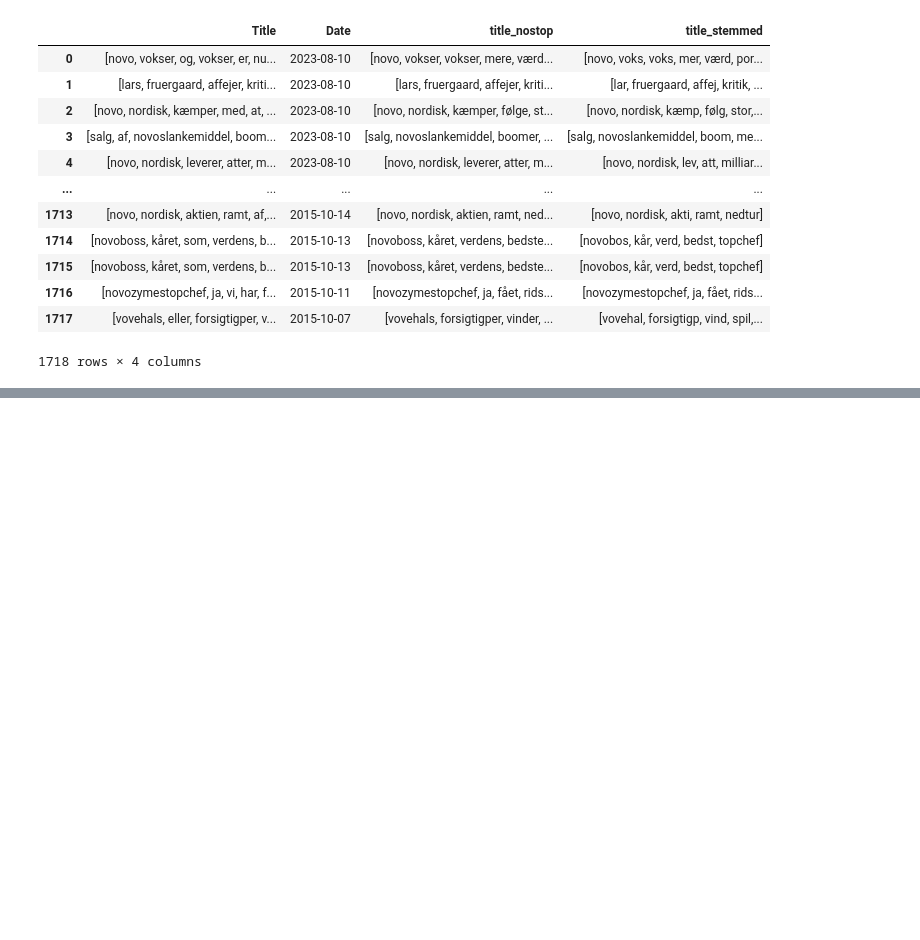
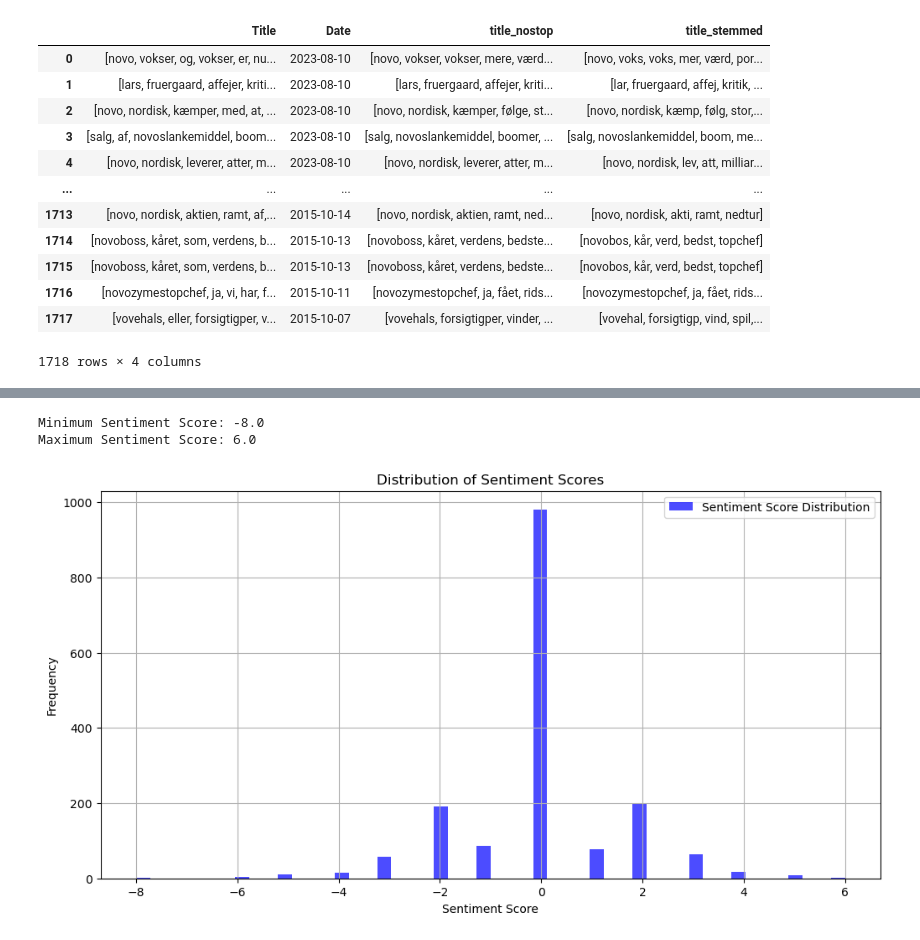
Before and after one commit to lealundjeppesen/kode_koner, a Jupyter notebook: PROJECT/Berlingske_scrape.ipynb, the cells around one changed output, grey strips where cells are left out. Drawn from its saved outputs; the diff is of its cells as text; code cells hidden in the pictures; blank space fills up the shorter version.

```diff
--- a/PROJECT/Berlingske_scrape.ipynb
+++ b/PROJECT/Berlingske_scrape.ipynb
@@ -276,3 +280,13 @@ df_filtered
 | 1716 | [novozymestopchef, ja, vi, har, f... | 2015-10-11 | [novozymestopchef, ja, fået, rids... | [novozymestopchef, ja, fået, rids... |
 | 1717 | [vovehals, eller, forsigtigper, v... | 2015-10-07 | [vovehals, forsigtigper, vinder, ... | [vovehal, forsigtigp, vind, spil,... |
 1718 rows × 4 columns
+# %%
+#We determne the sentiment using a predefined lexicon
+# Initialize the Afinn object for Danish
+afn = Afinn(language='da', emoticons=True)
+
+# Convert the list of words in 'title_stemmed' to a single string and then apply the AFINN sentiment scoring function
+df_filtered['sentiment_score'] = df_filtered['title_nostop'].apply(lambda title_list: afn.score(' '.join(title_list)))
+
+#Display the Data Frame
+df_filtered
@@ -278,0 +307,22 @@ df_filtered
+# %%
+#Print the min and max sentiment score to ensure that scale in sensible
+min_sentiment = (df_filtered['sentiment_score'].min())
+max_sentiment = (df_filtered['sentiment_score'].max())
+
+print("Minimum Sentiment Score:", min_sentiment)
+print("Maximum Sentiment Score:", max_sentiment)
+# %% [output]
+Minimum Sentiment Score: -8.0
+Maximum Sentiment Score: 6.0
+# %%
+# Plotting the distribution of sentiment scores
+plt.figure(figsize=(12, 6))
+plt.hist(df_filtered['sentiment_score'], bins=50, color='blue', alpha=0.7, label='Sentiment Score Distribution')
+plt.title('Distribution of Sentiment Scores')
+plt.xlabel('Sentiment Score')
+plt.ylabel('Frequency')
+plt.legend()
+plt.grid(True)
+plt.show()
+# %% [output]
+[figure, added]
```
Also changed, not shown: parts of 4 cells of this notebook.
